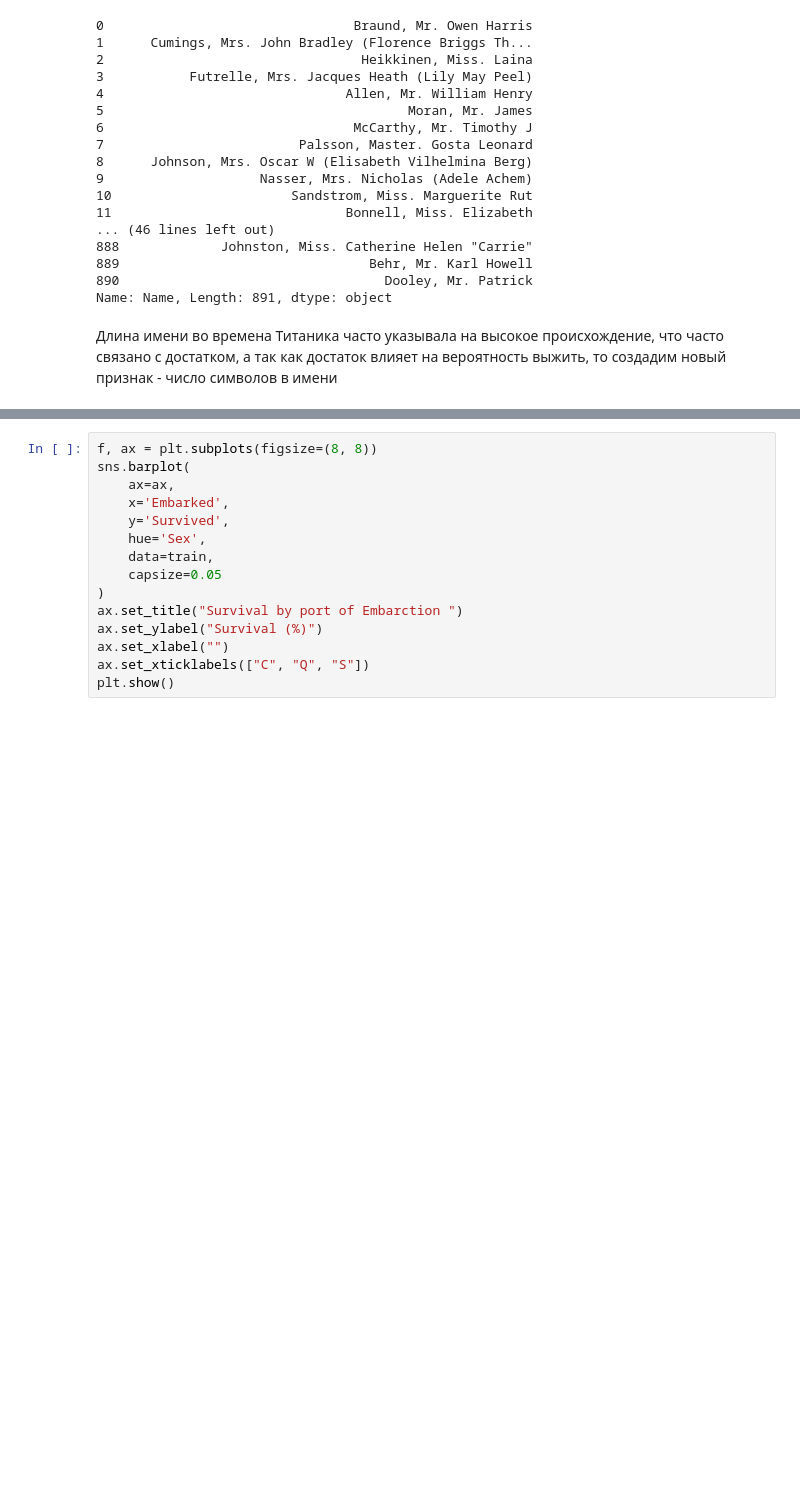
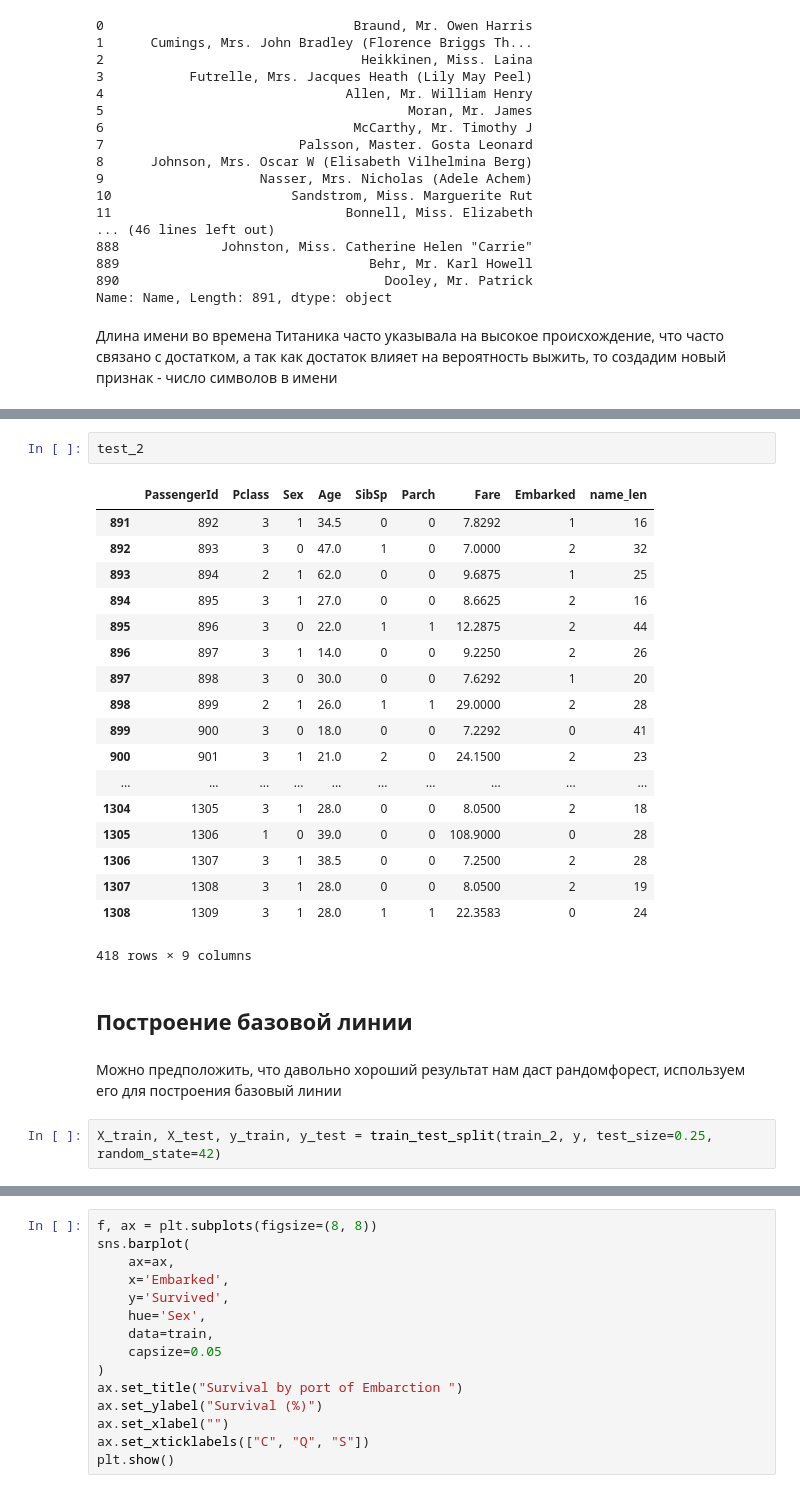
Before and after one commit to VokhmintcevKirill/ti-nic_competition2, a Jupyter notebook: Titanic 2.0.ipynb, the cells around one changed output, grey strips where cells are left out. Cells and saved outputs as stored; diff of their text form; blank space fills up the shorter version.

```diff
--- a/Titanic 2.0.ipynb
+++ b/Titanic 2.0.ipynb
@@ -204,0 +232,27 @@ encod.fit_transform(train[])
+# %%
+test_2
+# %% [output]
+|  | PassengerId | Pclass | Sex | Age | SibSp | Parch | Fare | Embarked | name_len |
+| 891 | 892 | 3 | 1 | 34.5 | 0 | 0 | 7.8292 | 1 | 16 |
+| 892 | 893 | 3 | 0 | 47.0 | 1 | 0 | 7.0000 | 2 | 32 |
+| 893 | 894 | 2 | 1 | 62.0 | 0 | 0 | 9.6875 | 1 | 25 |
+| 894 | 895 | 3 | 1 | 27.0 | 0 | 0 | 8.6625 | 2 | 16 |
+| 895 | 896 | 3 | 0 | 22.0 | 1 | 1 | 12.2875 | 2 | 44 |
+| 896 | 897 | 3 | 1 | 14.0 | 0 | 0 | 9.2250 | 2 | 26 |
+| 897 | 898 | 3 | 0 | 30.0 | 0 | 0 | 7.6292 | 1 | 20 |
+| 898 | 899 | 2 | 1 | 26.0 | 1 | 1 | 29.0000 | 2 | 28 |
+| 899 | 900 | 3 | 0 | 18.0 | 0 | 0 | 7.2292 | 0 | 41 |
+| 900 | 901 | 3 | 1 | 21.0 | 2 | 0 | 24.1500 | 2 | 23 |
+| ... | ... | ... | ... | ... | ... | ... | ... | ... | ... |
+| 1304 | 1305 | 3 | 1 | 28.0 | 0 | 0 | 8.0500 | 2 | 18 |
+| 1305 | 1306 | 1 | 0 | 39.0 | 0 | 0 | 108.9000 | 0 | 28 |
+| 1306 | 1307 | 3 | 1 | 38.5 | 0 | 0 | 7.2500 | 2 | 28 |
+| 1307 | 1308 | 3 | 1 | 28.0 | 0 | 0 | 8.0500 | 2 | 19 |
+| 1308 | 1309 | 3 | 1 | 28.0 | 1 | 1 | 22.3583 | 0 | 24 |
+418 rows × 9 columns
+# %% [markdown]
+## Построение базовой линии
+# %% [markdown]
+Можно предположить, что давольно хороший результат нам даст рандомфорест, используем его для построения базовый линии
+# %%
+X_train, X_test, y_train, y_test = train_test_split(train_2, y, test_size=0.25, random_state=42)
```
Also changed, not shown: parts of 29 cells of this notebook, 1 other file.
